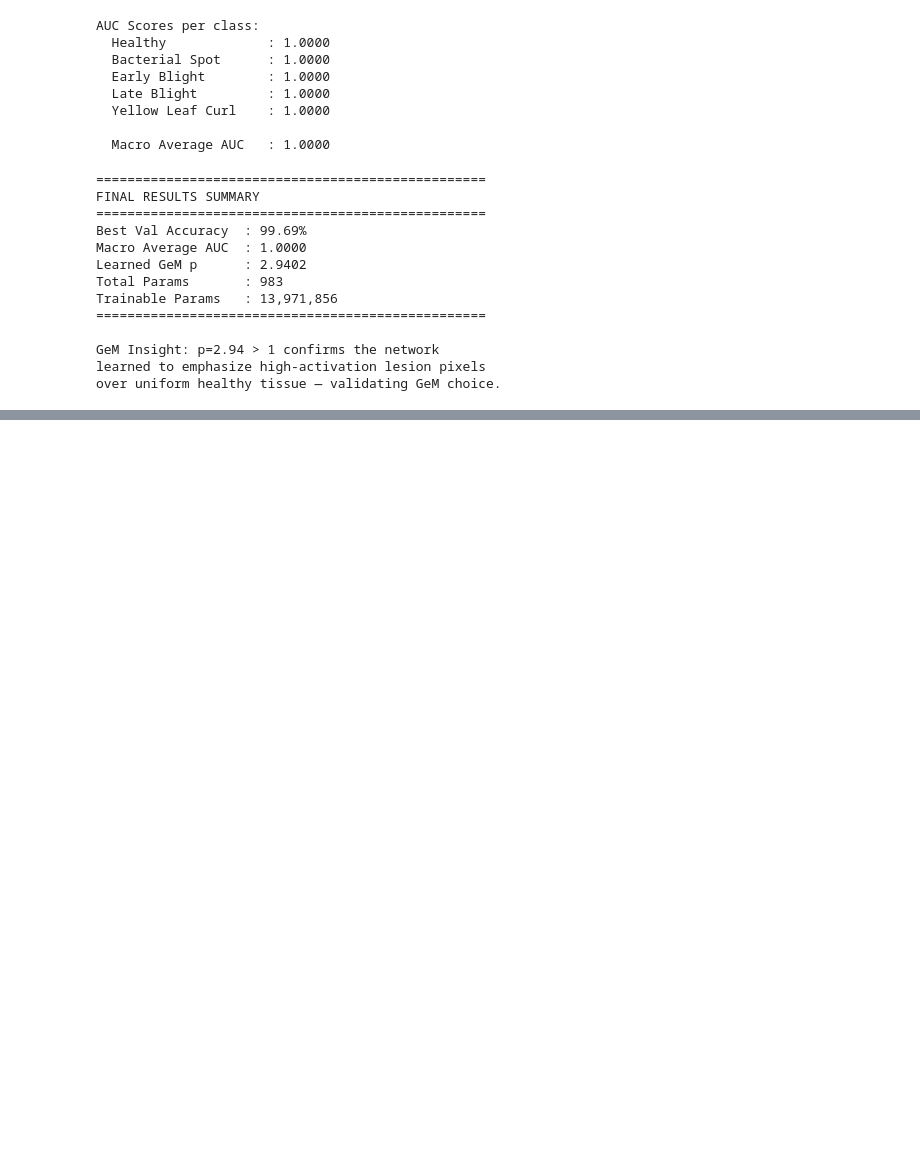
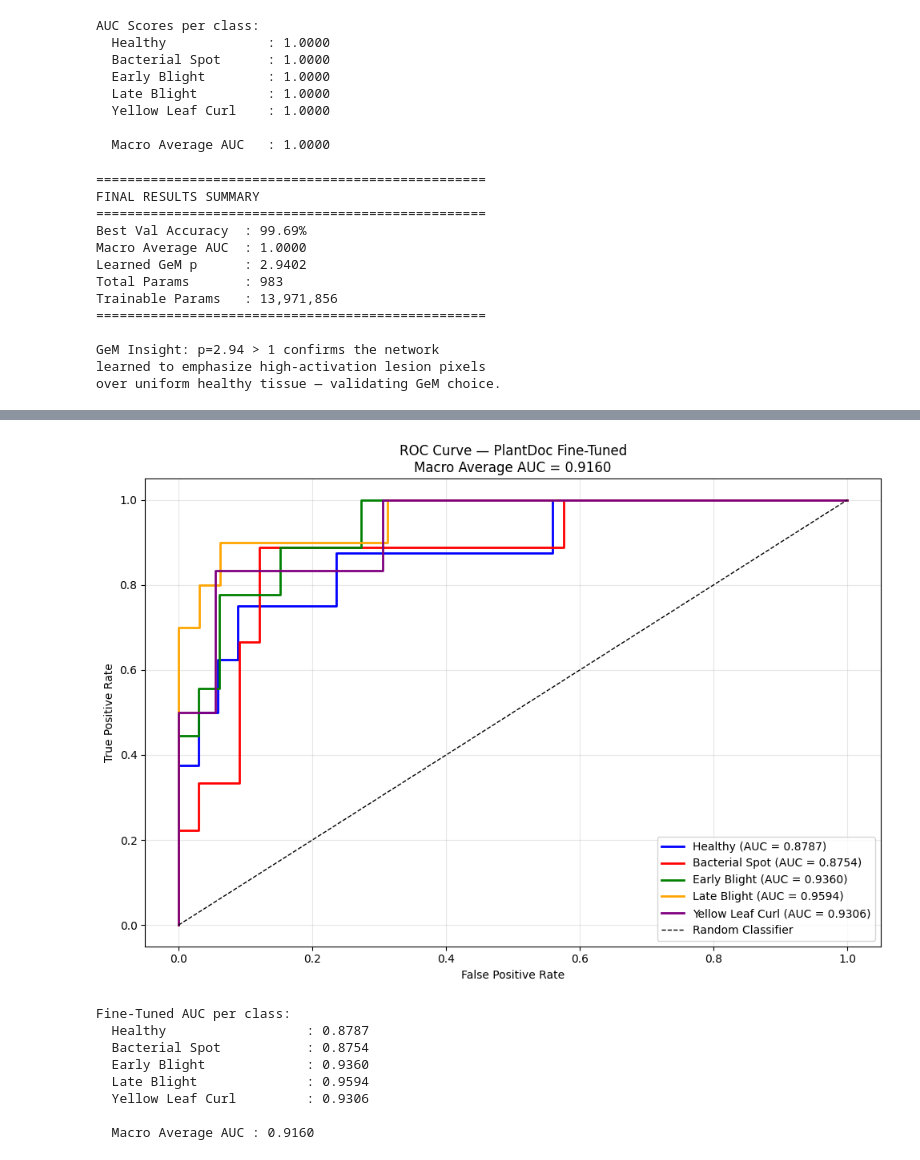
Before and after one commit to SammyBoi242006/CCPS_project, a Jupyter notebook: models/final_model_V2.ipynb, the cells around one changed output, grey strips where cells are left out. Saved outputs shown, nothing was run; the diff lists cells and outputs as text; code cells hidden in the pictures; blank space fills up the shorter version.

```diff
--- a/models/final_model_V2.ipynb
+++ b/models/final_model_V2.ipynb
@@ -707,0 +997,16 @@ over uniform healthy tissue — validating GeM choice.
+# %%
+# Load the best PlantVillage trained model
+checkpoint = torch.load(
+    os.path.join(MODELS, 'best_hybrid_v2.pth'),
+    map_location=device
+)
+model.load_state_dict(checkpoint['model_state_dict'])
+print(f"Loaded base model — PlantVillage Val Acc: {checkpoint['val_acc']:.2f}%")
+
+# Unfreeze EVERYTHING for PlantDoc fine-tuning
+# Small dataset needs full model adaptation
+for param in model.parameters():
+    param.requires_grad = True
+
+trainable_ft = sum(p.numel() for p in model.parameters() if p.requires_grad)
+print(f"All params unfrozen: {trainable_ft:,}")
@@ -707,0 +1173,39 @@ over uniform healthy tissue — validating GeM choice.
+# %%
+ft_labels_bin = label_binarize(ft_labels_list, classes=list(range(CONFIG['num_classes'])))
+
+plt.figure(figsize=(10, 7))
+colors = ['blue', 'red', 'green', 'orange', 'purple']
+ft_auc_scores = {}
+
+for i, (name, color) in enumerate(zip(short_names, colors)):
+    fpr, tpr, _ = roc_curve(ft_labels_bin[:, i], ft_probs[:, i])
+    auc_val      = auc(fpr, tpr)
+    ft_auc_scores[name] = auc_val
+    plt.plot(fpr, tpr, color=color, lw=2,
+             label=f'{name} (AUC = {auc_val:.4f})')
+
+ft_macro_auc = np.mean(list(ft_auc_scores.values()))
+plt.plot([0,1], [0,1], 'k--', lw=1, label='Random Classifier')
+plt.title(f'ROC Curve — PlantDoc Fine-Tuned\nMacro Average AUC = {ft_macro_auc:.4f}')
+plt.xlabel('False Positive Rate')
+plt.ylabel('True Positive Rate')
+plt.legend(loc='lower right')
+plt.grid(True, alpha=0.3)
+plt.tight_layout()
+plt.savefig(os.path.join(RESULTS, 'plantdoc_finetuned_roc_curve.png'), dpi=150)
+plt.show()
+
+print("\nFine-Tuned AUC per class:")
+for name, score in ft_auc_scores.items():
+    print(f"  {name:25s}: {score:.4f}")
+print(f"\n  Macro Average AUC : {ft_macro_auc:.4f}")
+# %% [output]
+[figure, added]
+Fine-Tuned AUC per class:
+  Healthy                  : 0.8787
+  Bacterial Spot           : 0.8754
+  Early Blight             : 0.9360
+  Late Blight              : 0.9594
+  Yellow Leaf Curl         : 0.9306
+
+  Macro Average AUC : 0.9160
```
Also changed, not shown: parts of 20 cells of this notebook.
